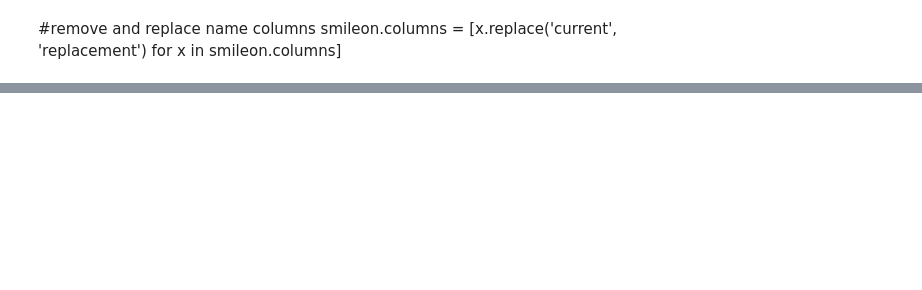
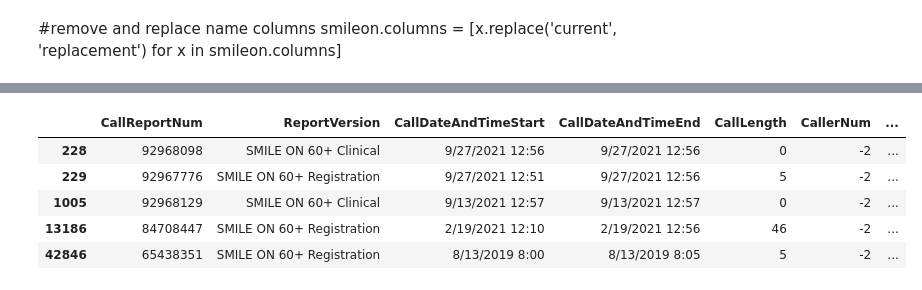
Before and after one commit to Rhunsilval/smile_on_python, a Jupyter notebook: Notebook/Smile.ipynb, the cells around one changed output, grey strips where cells are left out. Cells and saved outputs as stored; diff of their text form; code cells hidden in the pictures; blank space fills up the shorter version.

```diff
--- a/Notebook/Smile.ipynb
+++ b/Notebook/Smile.ipynb
@@ -65,5 +102,12 @@ new_names = {'oec_1351':'Sealant-per tooth',
 #clean_df.head()
 # %%
 df_sorted =clean_df.sort_values(by=['CallerNum','Clinic Information - Was initial appointment made?'])
-df_sorted
+df_sorted.head(5)
+# %% [output]
+|  | CallReportNum | ReportVersion | CallDateAndTimeStart | CallDateAndTimeEnd | CallLength | CallerNum | ... |
+| 228 | 92968098 | SMILE ON 60+ Clinical | 9/27/2021 12:56 | 9/27/2021 12:56 | 0 | -2 | ... |
+| 229 | 92967776 | SMILE ON 60+ Registration | 9/27/2021 12:51 | 9/27/2021 12:56 | 5 | -2 | ... |
+| 1005 | 92968129 | SMILE ON 60+ Clinical | 9/13/2021 12:57 | 9/13/2021 12:57 | 0 | -2 | ... |
+| 13186 | 84708447 | SMILE ON 60+ Registration | 2/19/2021 12:10 | 2/19/2021 12:56 | 46 | -2 | ... |
+| 42846 | 65438351 | SMILE ON 60+ Registration | 8/13/2019 8:00 | 8/13/2019 8:05 | 5 | -2 | ... |
 # %%
```
Also changed, not shown: parts of 17 cells of this notebook, 1 other file.
